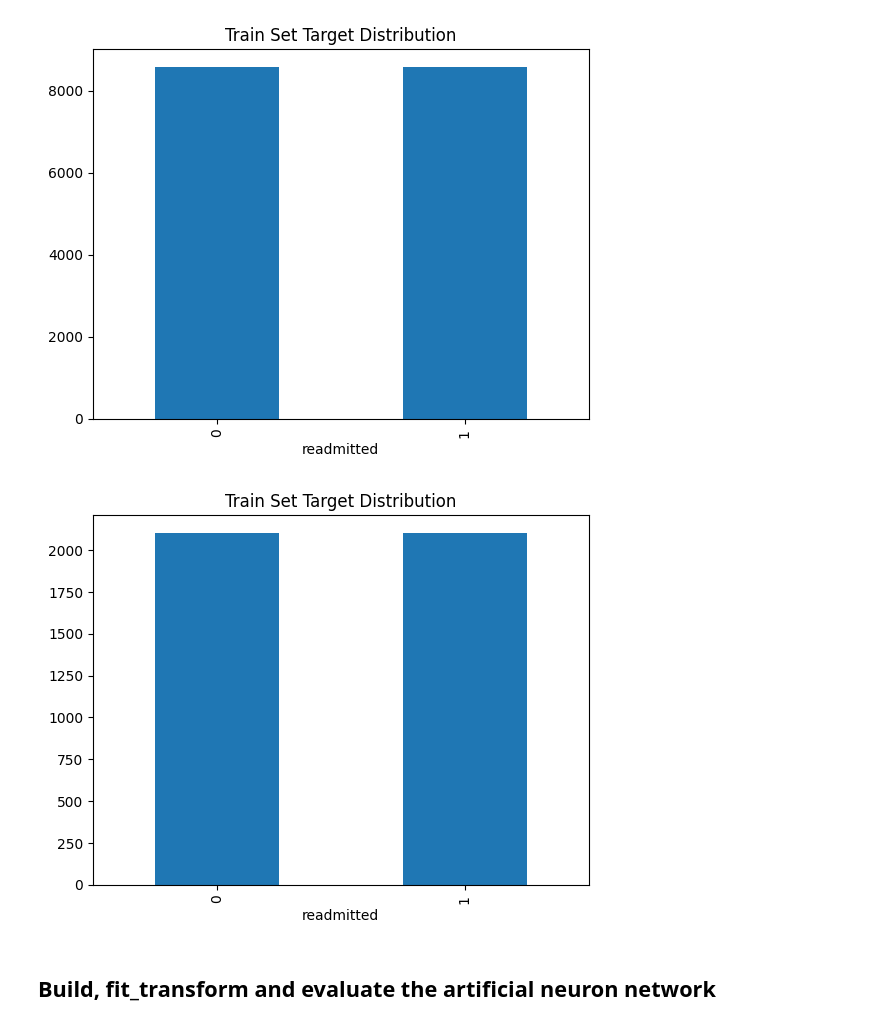
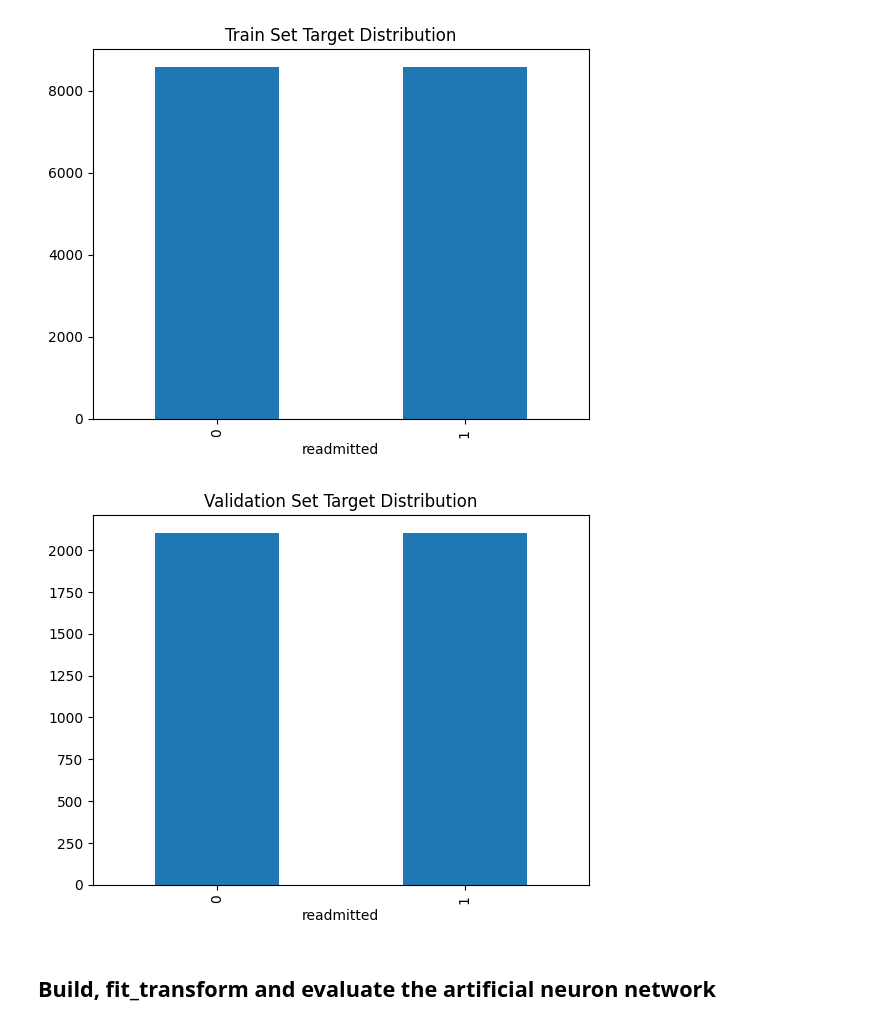
Before and after one commit to parides55/patient-readmission, a Jupyter notebook: jupyter_notebooks/6 - ModelAndEvaluationANN.ipynb, the cells around one changed output. Saved outputs shown, nothing was run; the diff lists cells and outputs as text; code cells hidden in the pictures.

```diff
--- a/jupyter_notebooks/6 - ModelAndEvaluationANN.ipynb
+++ b/jupyter_notebooks/6 - ModelAndEvaluationANN.ipynb
@@ -144,21 +133,29 @@ print("* Test set:",   X_test.shape, y_test.shape)
 * Test set: (5000, 15) (5000,)
 # %% [markdown]
 ## Create Feature Engineering Pipeline
-# %%
-from sklearn.pipeline import Pipeline
-from sklearn.preprocessing import StandardScaler
-from feature_engine.encoding import OneHotEncoder
-from feature_engine.outliers import Winsorizer
-
-def pipeline_for_feat_eng():
-    pipeline_base = Pipeline([
-        ('winsorizer_iqr', Winsorizer(capping_method='iqr', tail='both', fold=1.5, variables=num_vars_iqr_list)),
-        ('winsorizer_gaussian', Winsorizer(capping_method='gaussian', tail='both', fold=3, variables=num_vars_gausian_list)),
-        ('ordinalEncoder', OneHotEncoder(variables=categorical_variables_list)),
-        ('scaler', StandardScaler())
-    ])
-
-    return pipeline_base
+# %%
+from sklearn.pipeline import Pipeline
+
+# Feature Engineering
+from feature_engine.selection import SmartCorrelatedSelection
+from feature_engine.encoding import OrdinalEncoder
+from feature_engine.outliers import Winsorizer
+from feature_engine.transformation import YeoJohnsonTransformer
+from sklearn.preprocessing import StandardScaler
+
+
+def pipeline_for_feat_eng():
+    pipeline_base = Pipeline([
+        ("OrdinalEncoder", OrdinalEncoder(encoding_method='arbitrary',variables=categorical_variables_list)),
+        ('Winsorizer_iqr', Winsorizer(variables=num_vars_iqr_list,
+                                capping_method='iqr', tail='both', fold=1.5)),
+        ('YeoJohnsonTransformer',YeoJohnsonTransformer(variables=['n_medications','n_lab_procedures'])),
+        ("SmartCorrelatedSelection", SmartCorrelatedSelection(variables=None,
+        method="spearman", threshold=0.4, selection_method="variance")),
+        ("scaler", StandardScaler())
+    ])
+
+    return pipeline_base
 # %%
 pipeline = pipeline_for_feat_eng()
 X_train = pipeline.fit_transform(X_train)
@@ -216,10 +206,10 @@ plt.show()
 # %% [output]
 [figure]
 # %%
-y_val.value_counts().plot(kind='bar', title='Train Set Target Distribution')
+y_val.value_counts().plot(kind='bar', title='Validation Set Target Distribution')
 plt.show()
 # %% [output]
-[figure, old version]
+[figure, new version]
 # %% [markdown]
 ## Build, fit_transform and evaluate the artificial neuron network
 # %%
```
Also changed, not shown: parts of 31 cells of this notebook.
